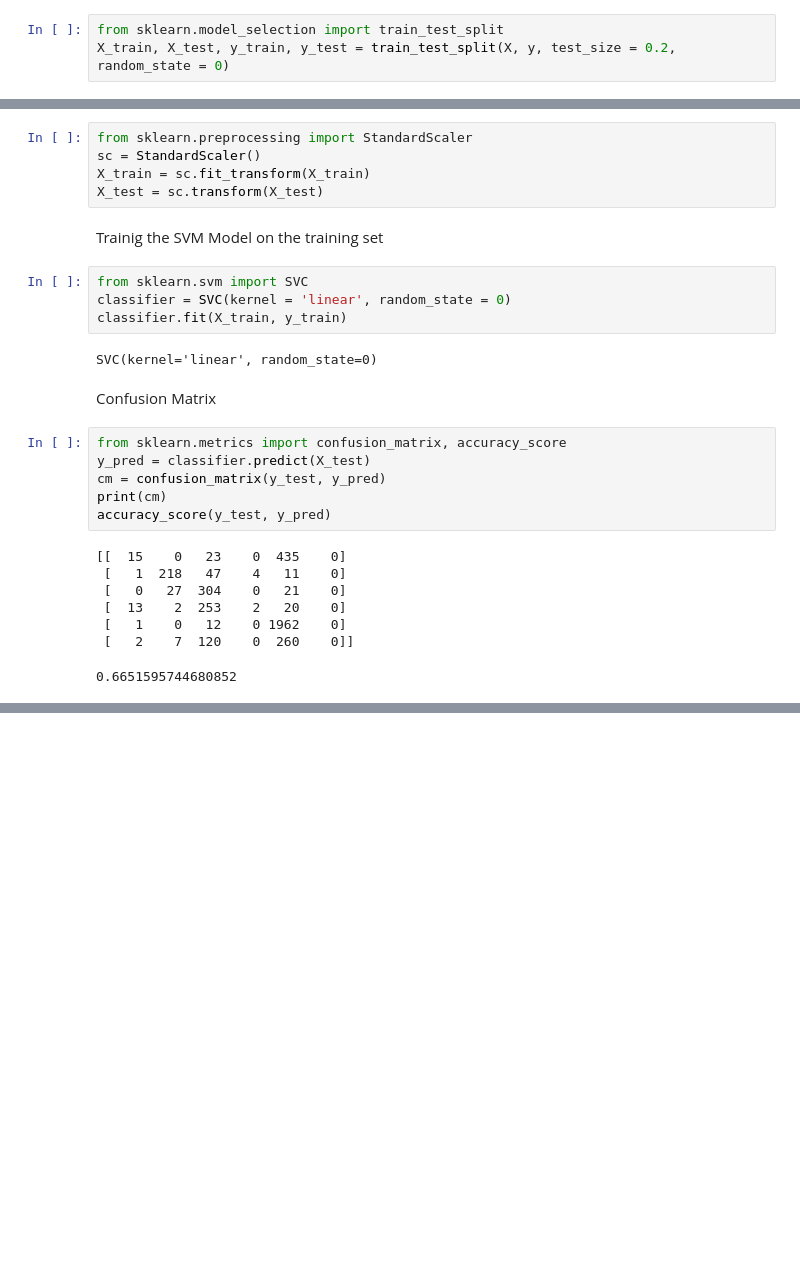
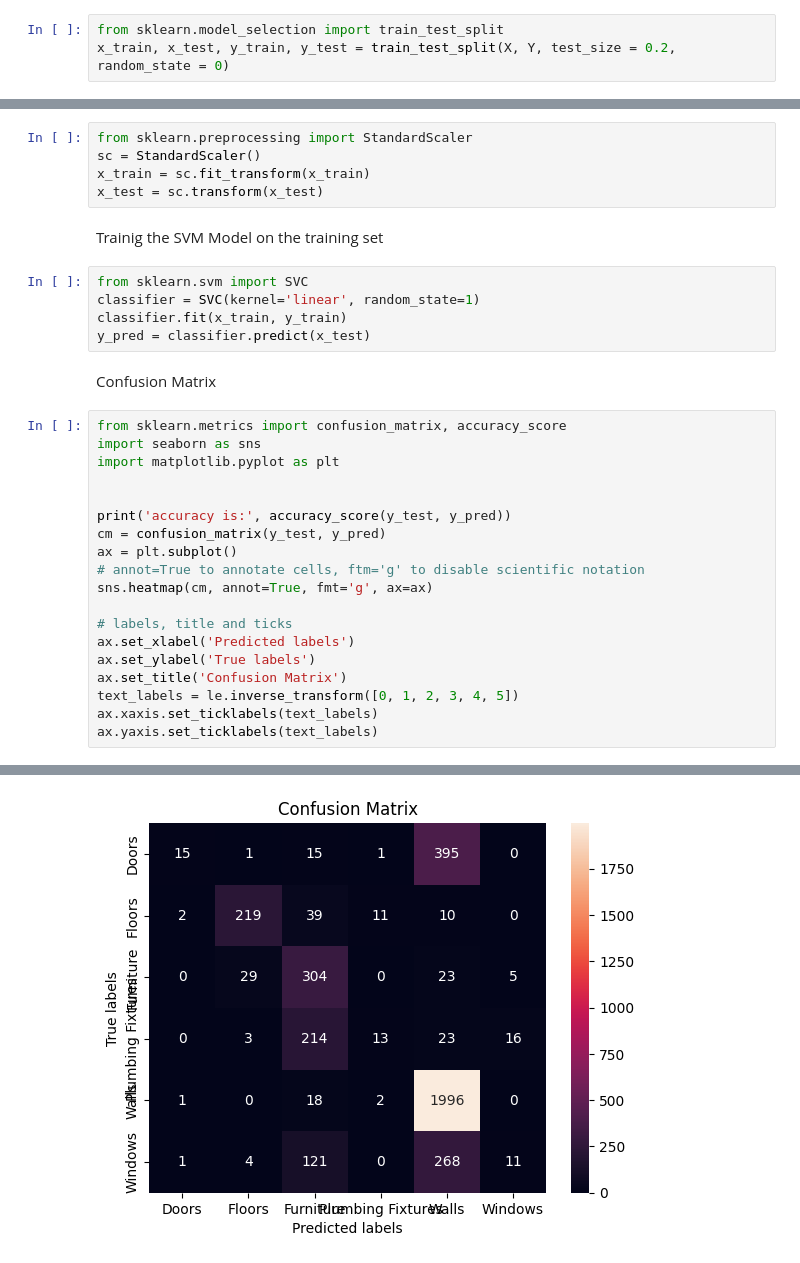
Before and after one commit to dr-austern/bim-to-graph, a Jupyter notebook: CDML_Classic_Learning_SVM.ipynb, the cells around one changed output, grey strips where cells are left out. Saved outputs shown, nothing was run; the diff lists cells and outputs as text; blank space fills up the shorter version.

```diff
--- a/CDML_Classic_Learning_SVM.ipynb
+++ b/CDML_Classic_Learning_SVM.ipynb
@@ -61,4 +61,4 @@ y = le.fit_transform(y)
 Splitting Dataset into training set and test set
 # %%
 from sklearn.model_selection import train_test_split
-X_train, X_test, y_train, y_test = train_test_split(X, y, test_size = 0.2, random_state = 0)
+x_train, x_test, y_train, y_test = train_test_split(X, Y, test_size = 0.2, random_state = 0)
@@ -107,29 +84,34 @@ Feature Scalling
 # %%
 from sklearn.preprocessing import StandardScaler
 sc = StandardScaler()
-X_train = sc.fit_transform(X_train)
-X_test = sc.transform(X_test)
+x_train = sc.fit_transform(x_train)
+x_test = sc.transform(x_test)
 # %% [markdown]
 Trainig the SVM Model on the training set
 # %%
 from sklearn.svm import SVC
-classifier = SVC(kernel = 'linear', random_state = 0)
-classifier.fit(X_train, y_train)
+classifier = SVC(kernel='linear', random_state=1)
+classifier.fit(x_train, y_train)
+y_pred = classifier.predict(x_test)
-# %% [output]
-SVC(kernel='linear', random_state=0)
 # %% [markdown]
 Confusion Matrix
-# %%
-from sklearn.metrics import confusion_matrix, accuracy_score
-y_pred = classifier.predict(X_test)
-cm = confusion_matrix(y_test, y_pred)
-print(cm)
-accuracy_score(y_test, y_pred)
-# %% [output]
-[[  15    0   23    0  435    0]
- [   1  218   47    4   11    0]
- [   0   27  304    0   21    0]
- [  13    2  253    2   20    0]
- [   1    0   12    0 1962    0]
- [   2    7  120    0  260    0]]
-0.6651595744680852
+# %%
+from sklearn.metrics import confusion_matrix, accuracy_score
+import seaborn as sns
+import matplotlib.pyplot as plt
+
+
+print('accuracy is:', accuracy_score(y_test, y_pred))
+cm = confusion_matrix(y_test, y_pred)
+ax = plt.subplot()
+# annot=True to annotate cells, ftm='g' to disable scientific notation
+sns.heatmap(cm, annot=True, fmt='g', ax=ax)
+
+# labels, title and ticks
+ax.set_xlabel('Predicted labels')
+ax.set_ylabel('True labels')
+ax.set_title('Confusion Matrix')
+text_labels = le.inverse_transform([0, 1, 2, 3, 4, 5])
+ax.xaxis.set_ticklabels(text_labels)
+ax.yaxis.set_ticklabels(text_labels)
+# %% [output]
@@ -135,0 +125 @@ accuracy_score(y_test, y_pred)
+[figure, added]
```
Also changed, not shown: parts of 10 cells of this notebook, 1 other file.
